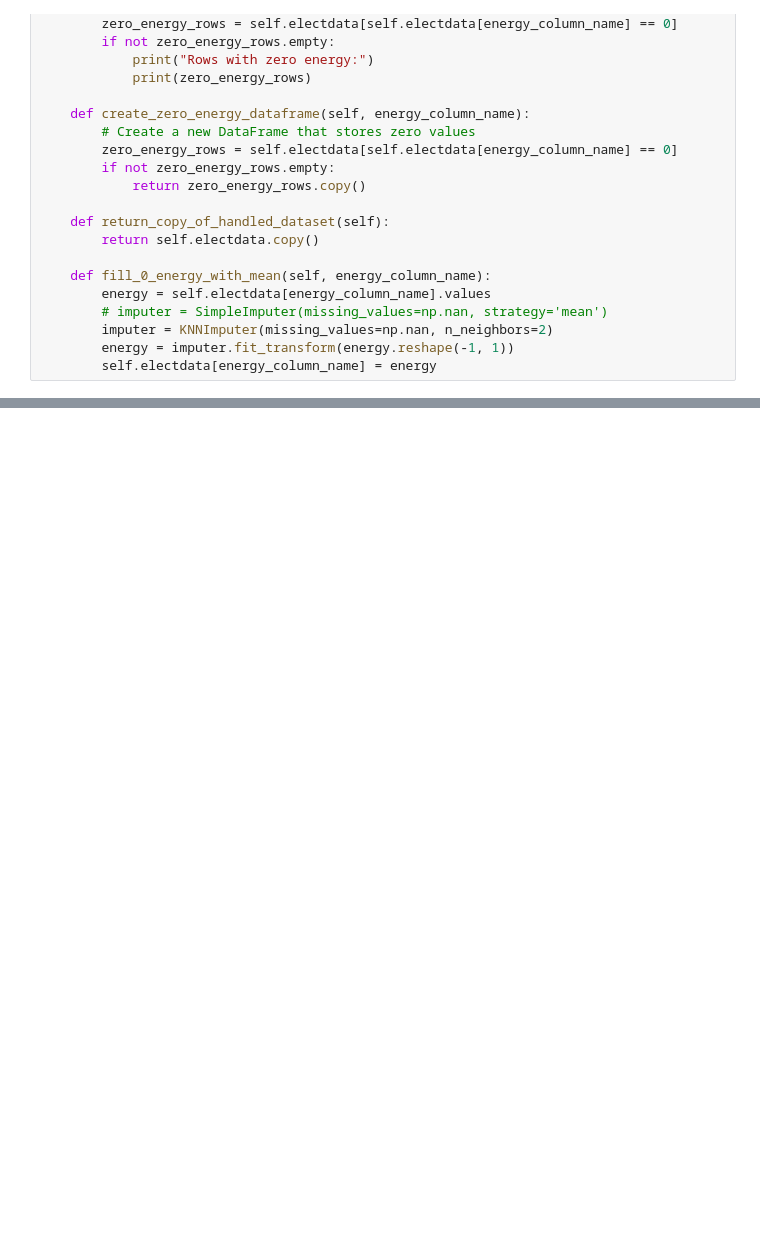
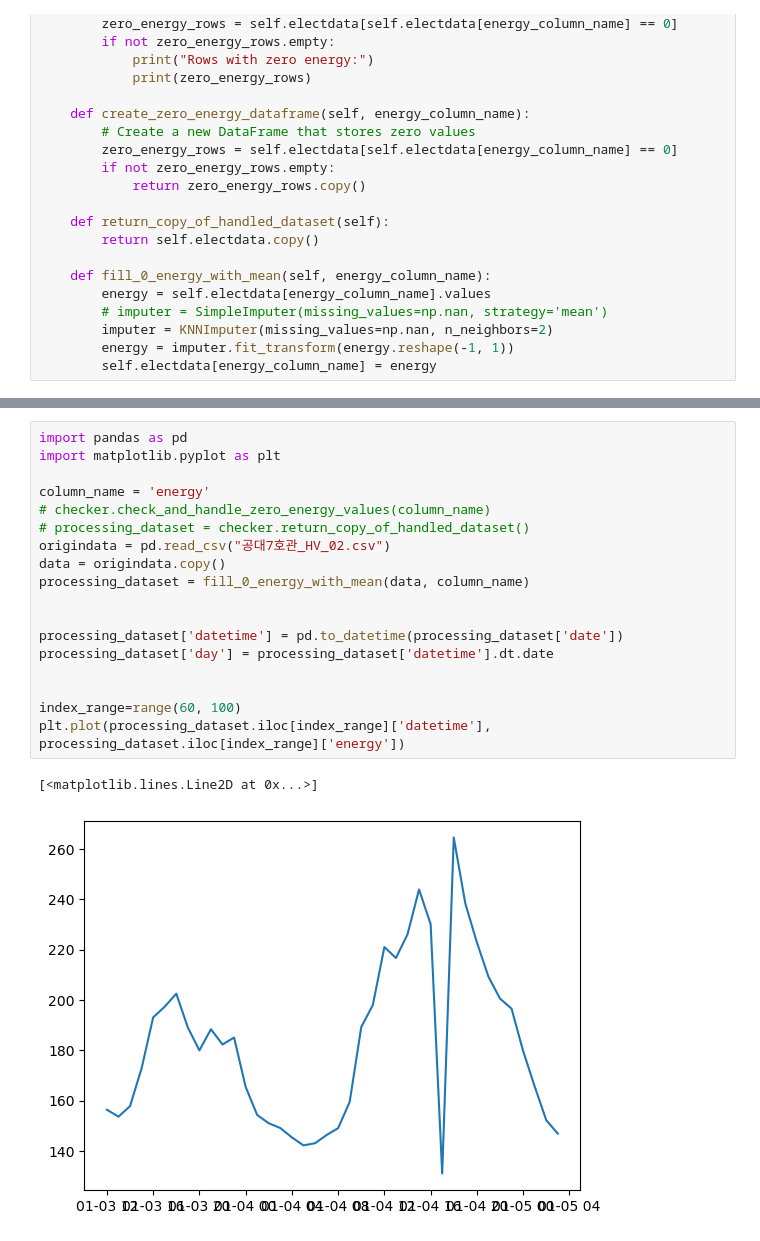
Before and after one commit to Ka0Ri/GPML, a Jupyter notebook: test.ipynb, the cells around one changed output, grey strips where cells are left out. Cells and saved outputs as stored; diff of their text form; blank space fills up the shorter version.

```diff
--- a/test.ipynb
+++ b/test.ipynb
@@ -76,3 +151,24 @@ def fill_0_energy_with_mean(electdata, energy_column_name):
+# %%
+import pandas as pd
+import matplotlib.pyplot as plt
+
+column_name = 'energy'
+# checker.check_and_handle_zero_energy_values(column_name)
+# processing_dataset = checker.return_copy_of_handled_dataset()
+origindata = pd.read_csv("공대7호관_HV_02.csv")
+data = origindata.copy()
+processing_dataset = fill_0_energy_with_mean(data, column_name)
+
+
+processing_dataset['datetime'] = pd.to_datetime(processing_dataset['date'])
+processing_dataset['day'] = processing_dataset['datetime'].dt.date
+
+
+index_range=range(60, 100)
+plt.plot(processing_dataset.iloc[index_range]['datetime'], processing_dataset.iloc[index_range]['energy'])
+# %% [output]
+[<matplotlib.lines.Line2D at 0x...>]
+[figure, added]
 # %%
 # environment: ts
 
```
Also changed, not shown: parts of 6 cells of this notebook.
